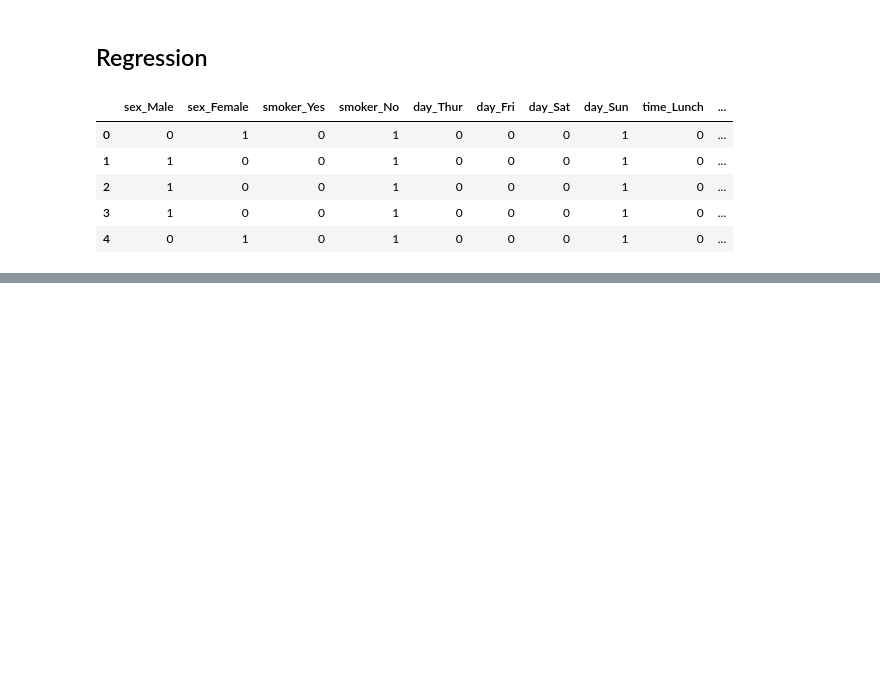
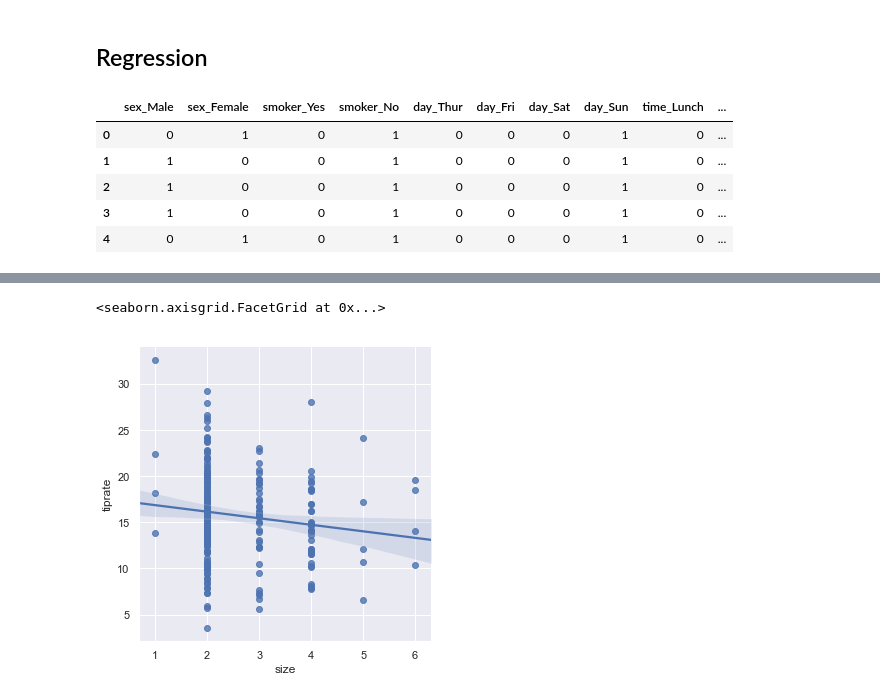
Before and after one commit to zoecahill1/fundamentals-project, a Jupyter notebook: tips-dataset.ipynb, the cells around one changed output, grey strips where cells are left out. Drawn from its saved outputs; the diff is of its cells as text; code cells hidden in the pictures; blank space fills up the shorter version.

```diff
--- a/tips-dataset.ipynb
+++ b/tips-dataset.ipynb
@@ -518,0 +514,2 @@ Warnings:
+# %%
+tips = tips.drop([tips.index[172] , tips.index[178]])
@@ -549,0 +611,5 @@ Warnings:
+# %%
+sns.lmplot(x="size", y="tiprate" ,data=tips)
+# %% [output]
+<seaborn.axisgrid.FacetGrid at 0x...>
+[figure, added]
```
Also changed, not shown: parts of 22 cells of this notebook.
